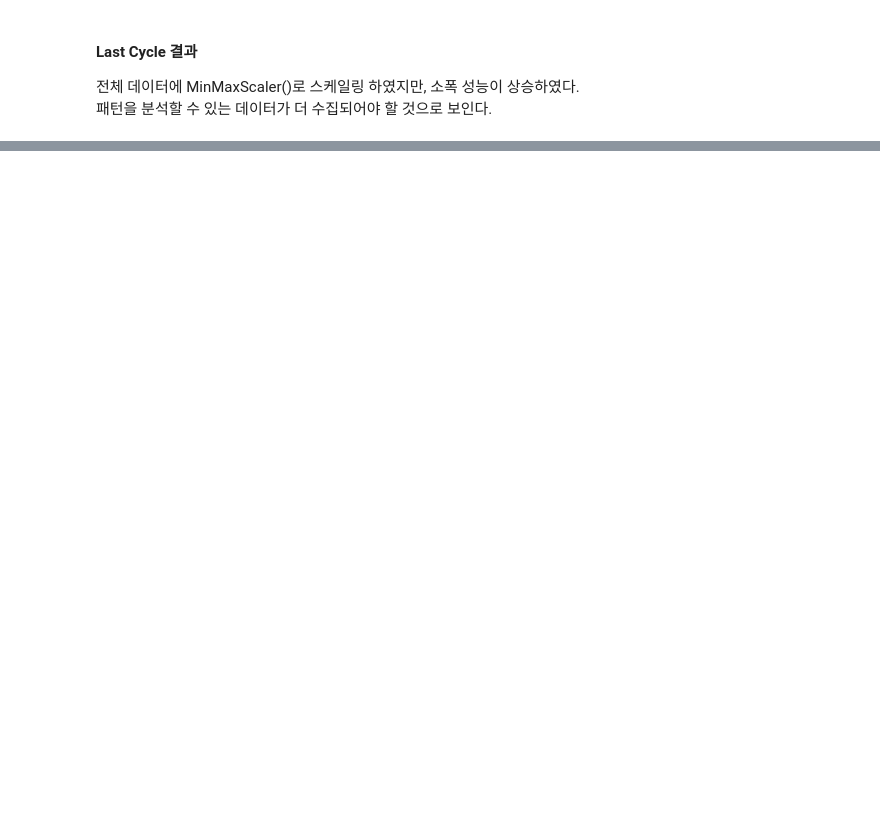
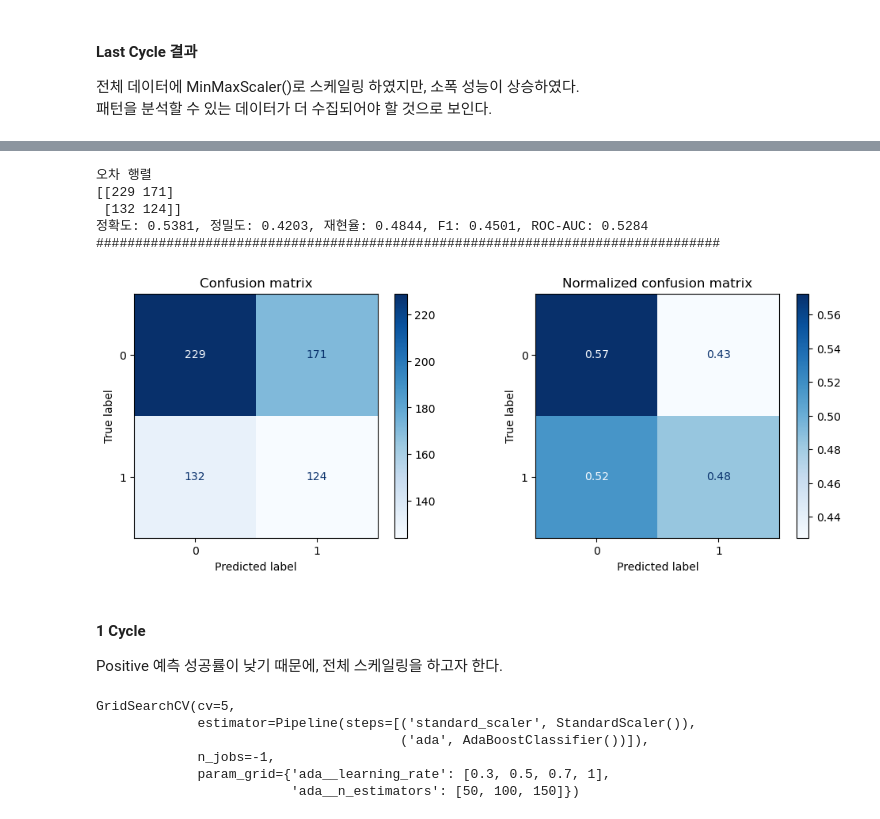
Before and after one commit to SOYOUNGdev/study-machine_learning, a Jupyter notebook: b_classifier/i_ensemble_learning.ipynb, the cells around one changed output, grey strips where cells are left out. Cells and saved outputs as stored; diff of their text form; code cells hidden in the pictures; blank space fills up the shorter version.

```diff
--- a/b_classifier/i_ensemble_learning.ipynb
+++ b/b_classifier/i_ensemble_learning.ipynb
@@ -617,0 +860,11 @@ get_evaluation(y_test, prediction, rfc, X_test)
+# %%
+from sklearn.model_selection import GridSearchCV
+from sklearn.ensemble import AdaBoostClassifier
+
+parmeters = {
+    'n_estimators': [50, 100, 150],
+    'learning_rate': [0.3, 0.5, 0.7, 1]
+}
+
+g_ada = GridSearchCV(AdaBoostClassifier(), param_grid=parmeters, cv=5, n_jobs=-1)
+g_ada.fit(X_train_over, y_train_over)
@@ -617,0 +892,62 @@ get_evaluation(y_test, prediction, rfc, X_test)
+# %%
+import matplotlib.pyplot as plt
+from sklearn.metrics import accuracy_score, precision_score, recall_score, f1_score, roc_auc_score, confusion_matrix, ConfusionMatrixDisplay
+
+def get_evaluation(y_test, prediction, classifier=None, X_test=None):
+    confusion = confusion_matrix(y_test, prediction)
+    accuracy = accuracy_score(y_test , prediction)
+    precision = precision_score(y_test , prediction)
+    recall = recall_score(y_test , prediction)
+    f1 = f1_score(y_test, prediction)
+    auc = roc_auc_score(y_test, prediction)
+
+    print('오차 행렬')
+    print(confusion)
+    print('정확도: {0:.4f}, 정밀도: {1:.4f}, 재현율: {2:.4f}, F1: {3:.4f}, ROC-AUC: {4:.4f}'.format(accuracy, precision, recall, f1, auc))
+    print("#" * 80)
+
+    if classifier is not None and  X_test is not None:
+        fig, axes = plt.subplots(nrows=1, ncols=2, figsize=(12,4))
+        titles_options = [("Confusion matrix", None), ("Normalized confusion matrix", "true")]
+
+        for (title, normalize), ax in zip(titles_options, axes.flatten()):
+            disp = ConfusionMatrixDisplay.from_estimator(classifier, X_test, y_test, ax=ax, cmap=plt.cm.Blues, normalize=normalize)
+            disp.ax_.set_title(title)
+        plt.show()
+# %%
+ada = g_ada.best_estimator_
+prediction = ada.predict(X_test)
+# %%
+get_evaluation(y_test, prediction, ada, X_test)
+# %% [output]
+오차 행렬
+[[229 171]
+ [132 124]]
+정확도: 0.5381, 정밀도: 0.4203, 재현율: 0.4844, F1: 0.4501, ROC-AUC: 0.5284
+################################################################################
+[figure, added]
+# %% [markdown]
+#### 1 Cycle
+Positive 예측 성공률이 낮기 때문에, 전체 스케일링을 하고자 한다.
+# %%
+from sklearn.preprocessing import StandardScaler
+from sklearn.model_selection import GridSearchCV
+from sklearn.ensemble import AdaBoostClassifier
+from sklearn.pipeline import Pipeline
+
+parmeters = {
+    'ada__n_estimators': [50, 100, 150],
+    'ada__learning_rate': [0.3, 0.5, 0.7, 1]
+}
+
+ada_pipe = Pipeline([('standard_scaler', StandardScaler()), ('ada', AdaBoostClassifier())])
+
+g_ada = GridSearchCV(ada_pipe, param_grid=parmeters, cv=5, n_jobs=-1)
+g_ada.fit(X_train_over, y_train_over)
+# %% [output]
+GridSearchCV(cv=5,
+             estimator=Pipeline(steps=[('standard_scaler', StandardScaler()),
+                                       ('ada', AdaBoostClassifier())]),
+             n_jobs=-1,
+             param_grid={'ada__learning_rate': [0.3, 0.5, 0.7, 1],
+                         'ada__n_estimators': [50, 100, 150]})
```
Also changed, not shown: parts of 110 cells of this notebook, 29 other files.
